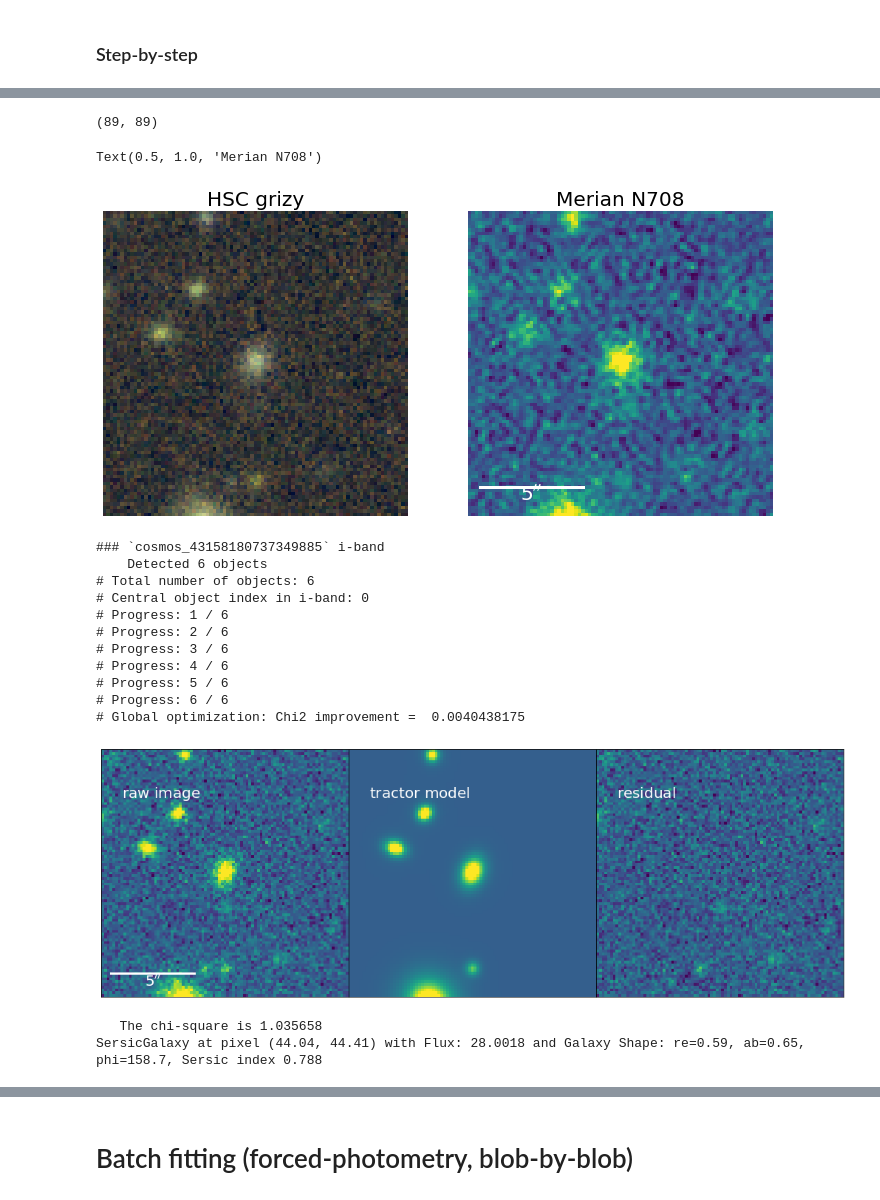
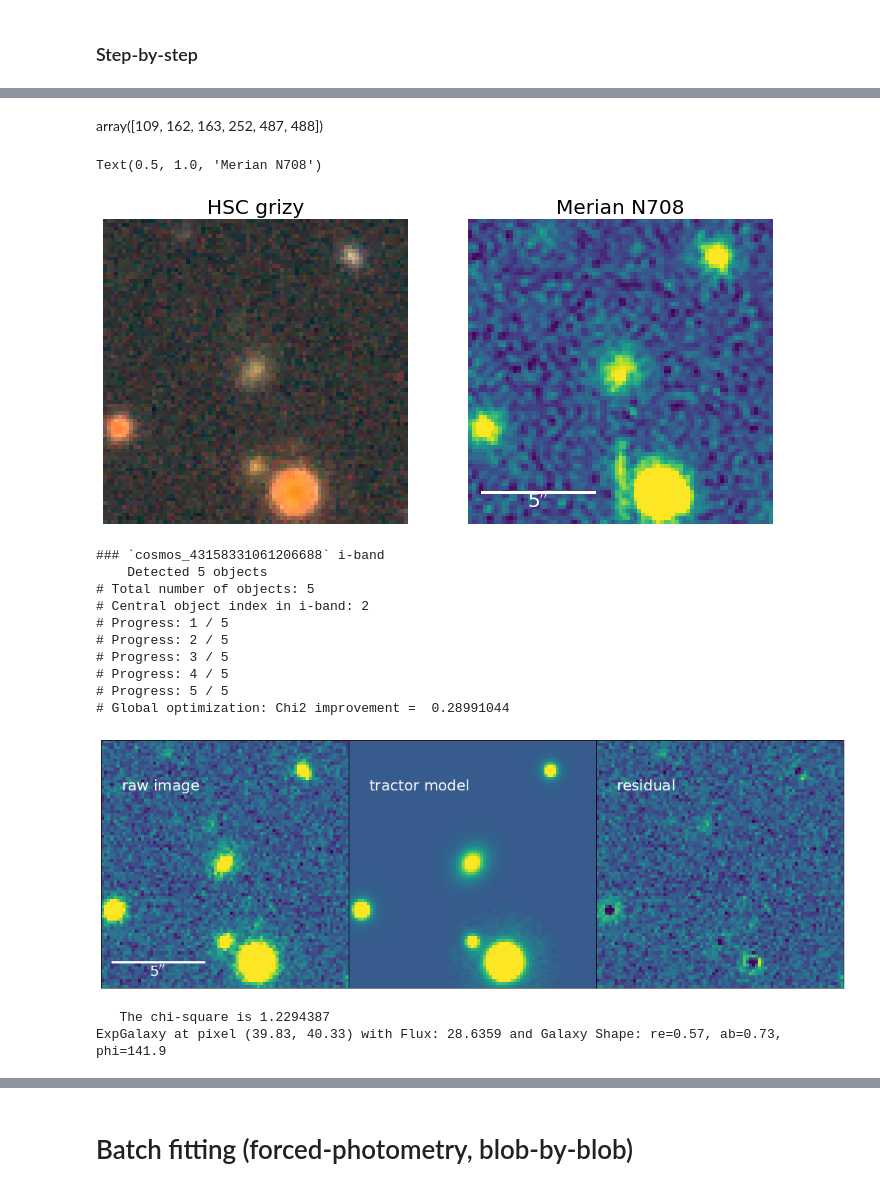
Before and after one commit to MerianSurvey/lambo, a Jupyter notebook: debug-Merian-tractor-ladybug.ipynb, the cells around one changed output, grey strips where cells are left out. Cells and saved outputs as stored; diff of their text form; code cells hidden in the pictures.

```diff
--- a/debug-Merian-tractor-ladybug.ipynb
+++ b/debug-Merian-tractor-ladybug.ipynb
@@ -51,7 +40,7 @@ kuaizi.set_env(project='Merian', name='', data_dir='/scratch/gpfs/jiaxuanl/Data'
 # %% [output]
 '/scratch/gpfs/jiaxuanl/Data/Merian/'
 # %%
-obj_cat = Table.read('./Catalogs/COSMOS_cutouts_tractor_gaap_test.fits')
+obj_cat = Table.read('./Catalogs/COSMOS_cutouts_tractor_gaap_lowz.fits')[:100]
 obj_cat['dir'] = [file.replace('/projects/MERIAN/poststamps/g09_broadcut',
                               '/scratch/gpfs/jiaxuanl/Data/Merian/Cutout'
                              ) for file in obj_cat['dir']]
@@ -62,7 +59,9 @@ from astropy.convolution import Gaussian2DKernel
+# %% [markdown]
+array([109, 162, 163, 252, 487, 488])
 # %%
 channels = list('grizy') + ['N708', 'N540']
 
-obj = obj_cat[16]
+obj = obj_cat[161] # 64 for slack example
 obj_id = obj['ID']
 
 
@@ -83,40 +82,33 @@ w = wcs.WCS(cutout[0][1].header) # note: all bands share the same WCS here
 filters = list(channels)
 weights = 1 / np.array([hdu[3].data for hdu in cutout])
 psf_pad = padding_PSF(psf_list) # Padding PSF cutouts from HSC
-hsc_data = Data(images=images, weights=weights, wcs=w, psfs=psf_pad, channels=channels) #
+hsc_data = Data(images=images,#[:, 15:-15, 15:-15].byteswap().newbyteorder(),
+                #[:, 15:-15, 15:-15].byteswap().newbyteorder()
+                weights=weights,#[:, 15:-15, 15:-15].byteswap().newbyteorder(),
+                wcs=w, psfs=psf_pad, channels=channels) #
 # `data` is an Python object which contains all the information (image, psf, variance, wcs, etc.) about the galaxy
-
-# merian_hdu = fits.open('../cosmos_test_1/1/226984/merian/merian_226984_N708.fits')
-# merian_data = Data(images=merian_hdu[1].data[np.newaxis, :, :],
-#                    weights=merian_hdu[3].data[np.newaxis, :, :],
-#                    wcs=wcs.WCS(merian_hdu[1].header),
-#                    psfs=[merian_hdu[4].data], channels='N')
-# %%
-images[3].shape
-# %% [output]
-(89, 89)
 # %%
 # Visualize our data, optional
 import scarlet
 
 stretch = 1
 Q = 0.5
-channel_map = scarlet.display.channels_to_rgb(len(channels))
+channel_map = scarlet.display.channels_to_rgb(4)
 
 img_rgb = scarlet.display.img_to_rgb(
-    hsc_data.images[...],
+    hsc_data.images[:4, ...],
     norm=scarlet.display.AsinhMapping(minimum=-0.2, stretch=stretch, Q=Q),
     channel_map=channel_map)
 
 fig, [ax1, ax2] = plt.subplots(1, 2, figsize=(12, 12))
 
 ax1.imshow(img_rgb, origin='lower', alpha=1)
 ax1.axis('off')
 ax1.set_title('HSC grizy', fontsize=20)
 
 ax2 = display_single(hsc_data.images[-1], ax=ax2, pixel_scale=0.168)
 ax2.axis('off')
 ax2.set_title('Merian N708', fontsize=20)
 # %% [output]
 Text(0.5, 1.0, 'Merian N708')
-[figure, old version]
+[figure, new version]
@@ -131,22 +118,22 @@ sys.path.append('/home/jiaxuanl/Research/Packages/tractor/')
 model_dict = {}
 
 ref_filt = 'i'
-model_dict[ref_filt] = tractor_hsc_sep_blob_by_blob(
+model_dict[ref_filt], _obj_cat_i = tractor_hsc_sep_blob_by_blob(
     obj, ref_filt, hsc_data.channels, hsc_data,
-    freeze_dict={'pos': False, 'shape.ab': False, 'shape.phi': False, 'sersicindex': False}, # don't fix shape/sersic
+    freeze_dict={'pos': False, 'shape': False, 'shape.re': False,
+                 'shape.ab': False, 'shape.phi': False, 'sersicindex': False}, # don't fix shape/sersic
     verbose=True, show_fig=True)
 # %% [output]
-### `cosmos_43158180737349885` i-band
-    Detected 6 objects
-# Total number of objects: 6
-# Central object index in i-band: 0
-# Progress: 1 / 6
-# Progress: 2 / 6
-# Progress: 3 / 6
-# Progress: 4 / 6
-# Progress: 5 / 6
-# Progress: 6 / 6
-# Global optimization: Chi2 improvement =  0.0040438175
+### `cosmos_43158331061206688` i-band
+    Detected 5 objects
+# Total number of objects: 5
+# Central object index in i-band: 2
+# Progress: 1 / 5
+# Progress: 2 / 5
+# Progress: 3 / 5
+# Progress: 4 / 5
+# Progress: 5 / 5
+# Global optimization: Chi2 improvement =  0.28991044
-[figure, old version]
+[figure, new version]
-   The chi-square is 1.035658
-SersicGalaxy at pixel (44.04, 44.41) with Flux: 28.0018 and Galaxy Shape: re=0.59, ab=0.65, phi=158.7, Sersic index 0.788
+   The chi-square is 1.2294387
+ExpGalaxy at pixel (39.83, 40.33) with Flux: 28.6359 and Galaxy Shape: re=0.57, ab=0.73, phi=141.9
```
Also changed, not shown: parts of 55 cells of this notebook, 5 other files.
